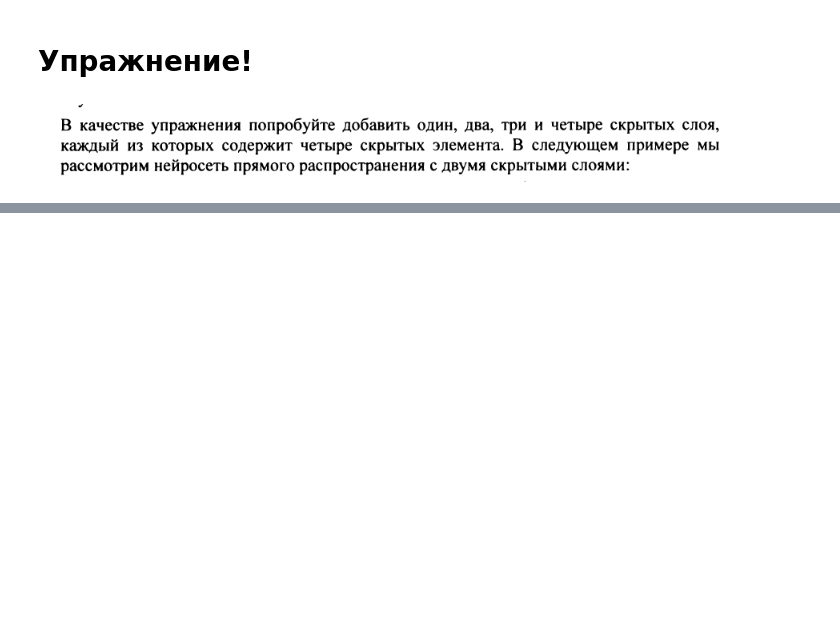
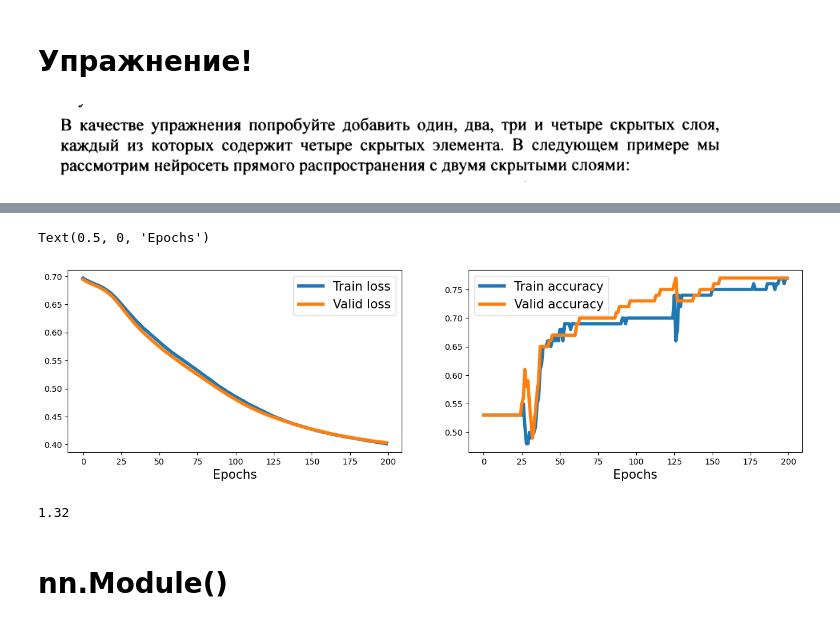
Before and after one commit to Swanger-Iz/ML_pytorch_lessons, a Jupyter notebook: book_rashka/NNs/creating_nns.ipynb, the cells around one changed output, grey strips where cells are left out. Drawn from its saved outputs; the diff is of its cells as text; code cells hidden in the pictures; blank space fills up the shorter version.

```diff
--- a/book_rashka/NNs/creating_nns.ipynb
+++ b/book_rashka/NNs/creating_nns.ipynb
@@ -330,3 +337,15 @@ Text(0.5, 0, 'Epochs')
 # Упражнение!
 # %% [markdown]
 ![image.png](attachment:image.png)
+# %%
+l_model = nn.Sequential(nn.Linear(2, 4), nn.ReLU(), nn.Linear(4, 1), nn.Sigmoid())
+criterion = nn.BCELoss()
+optimizer = torch.optim.SGD(l_model.parameters(), lr=.01)
+# %%
+train_ds = TensorDataset(X_train, y_train)
+batch_size = 2
+torch.manual_seed(1)
+
+train_dl = DataLoader(train_ds, batch_size, shuffle=True)
+# %%
+history = train_model(l_model, 200, train_dl, X_valid, y_valid)
@@ -332,0 +370,16 @@ Text(0.5, 0, 'Epochs')
+# %%
+fig = plt.figure(figsize=[16, 4])
+ax = fig.add_subplot(1, 2, 1)
+plt.plot(history[0], lw=4)
+plt.plot(history[1], lw=4)
+plt.legend(['Train loss', 'Valid loss'], fontsize=15)
+ax.set_xlabel('Epochs', size=15)
+
+ax = fig.add_subplot(1, 2, 2)
+plt.plot(history[2], lw=4)
+plt.plot(history[3], lw=4)
+plt.legend(['Train accuracy', 'Valid accuracy'], fontsize=15)
+ax.set_xlabel('Epochs', size=15)
+# %% [output]
+Text(0.5, 0, 'Epochs')
+[figure, added]
@@ -332,0 +399,6 @@ Text(0.5, 0, 'Epochs')
+# %%
+calculate_acc(l_model)
+# %% [output]
+1.32
+# %% [markdown]
+# nn.Module()
```
Also changed, not shown: parts of 14 cells of this notebook.
